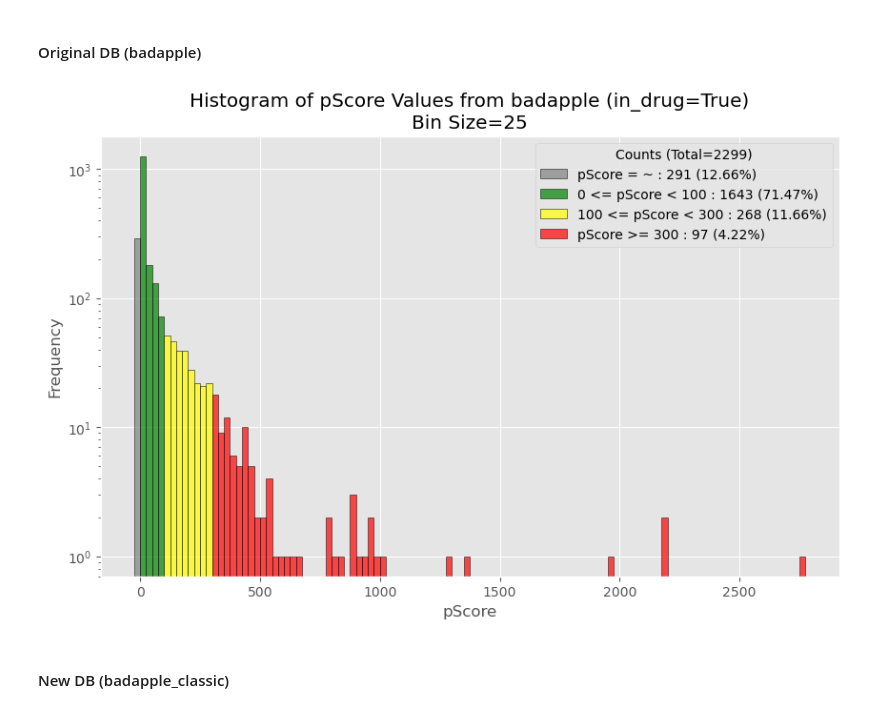
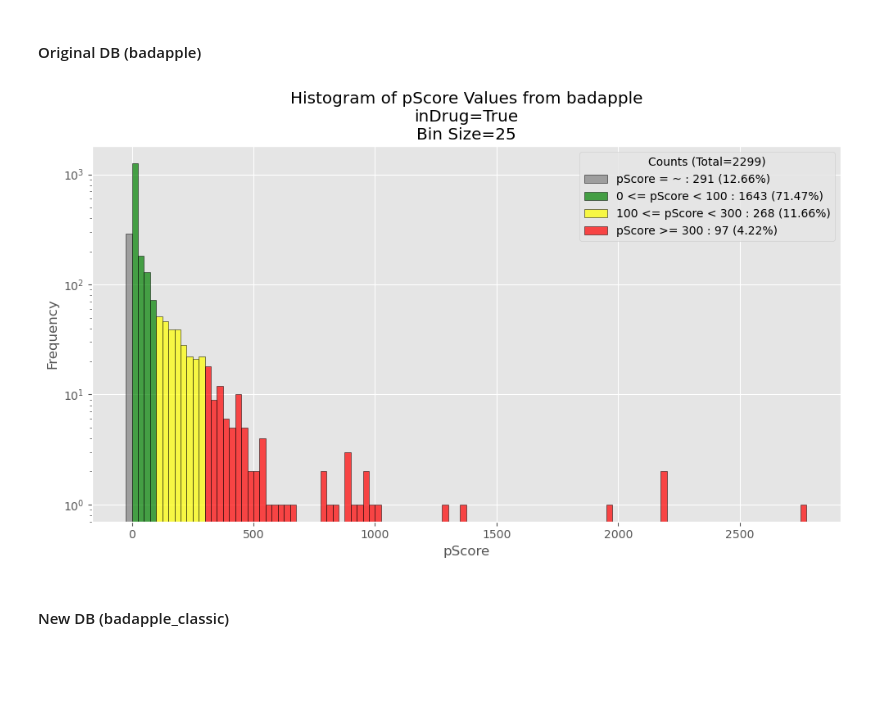
Before and after one commit to unmtransinfo/Badapple2, a Jupyter notebook: badapple1_comparison/src/notebooks/badapple-vs-badapple_classic.ipynb, the cells around one changed output. Cells and saved outputs as stored; diff of their text form; code cells hidden in the pictures; blank space fills up the shorter version.

```diff
--- a/badapple1_comparison/src/notebooks/badapple-vs-badapple_classic.ipynb
+++ b/badapple1_comparison/src/notebooks/badapple-vs-badapple_classic.ipynb
@@ -8,7 +8,7 @@ This notebook compares data between badapple and badapple_classic, with a focus
 ORIGINAL_DB_NAME = "badapple"
 ORIGINAL_DB_HOST = "localhost"
 ORIGINAL_DB_USER = "<your_usr>"
-ORIGINAL_DB_PASSWORD = "<your_host>"
+ORIGINAL_DB_PASSWORD = "<your_pw>"
 
 COMPARISON_DB_NAME = "badapple_classic"
 COMPARISON_DB_HOST = ORIGINAL_DB_HOST
@@ -263,7 +277,7 @@ SCAF_COL_LIST = SCAF_COL_STR.split(",")
 # %% [markdown]
 ## pScore Histograms
 # %%
-def show_score_histogram(pScore_values: pd.Series, db_source: str):
+def show_score_histogram(pScore_values: pd.Series, db_source: str, save_fname: str = None):
     # map NaN values to -1 for sake of plotting
     pScore_values.fillna(-1, inplace=True)
     # Define the ranges and corresponding colors
@@ -303,6 +317,9 @@ def show_score_histogram(pScore_values: pd.Series, db_source: str):
     legend_labels = [f'{label} : {count} ({pct(count)}%)' for label, count in zip(labels, counts)]
     legend_title = f"Counts (Total={total_count})"
     plt.legend(legend_labels, title=legend_title, loc='upper right')
+    plt.tight_layout()
+    if save_fname is not None:
+        plt.savefig(save_fname, dpi=300)
     plt.show()
 # %% [markdown]
 ### badapple
@@ -534,9 +551,9 @@ plt.show()
 # %% [markdown]
 #### Original DB (badapple)
 # %%
-show_score_histogram(original_df_ind["pScore"], f"{ORIGINAL_DB_NAME} (in_drug=True)")
+show_score_histogram(original_df_ind["pScore"], f"{ORIGINAL_DB_NAME}\ninDrug=True", "badapple_indrug_pscore_histogram.png")
 # %% [output]
-[figure, old version]
+[figure, new version]
 # %% [markdown]
 #### New DB (badapple_classic)
 # %%
```
Also changed, not shown: parts of 40 cells of this notebook.
